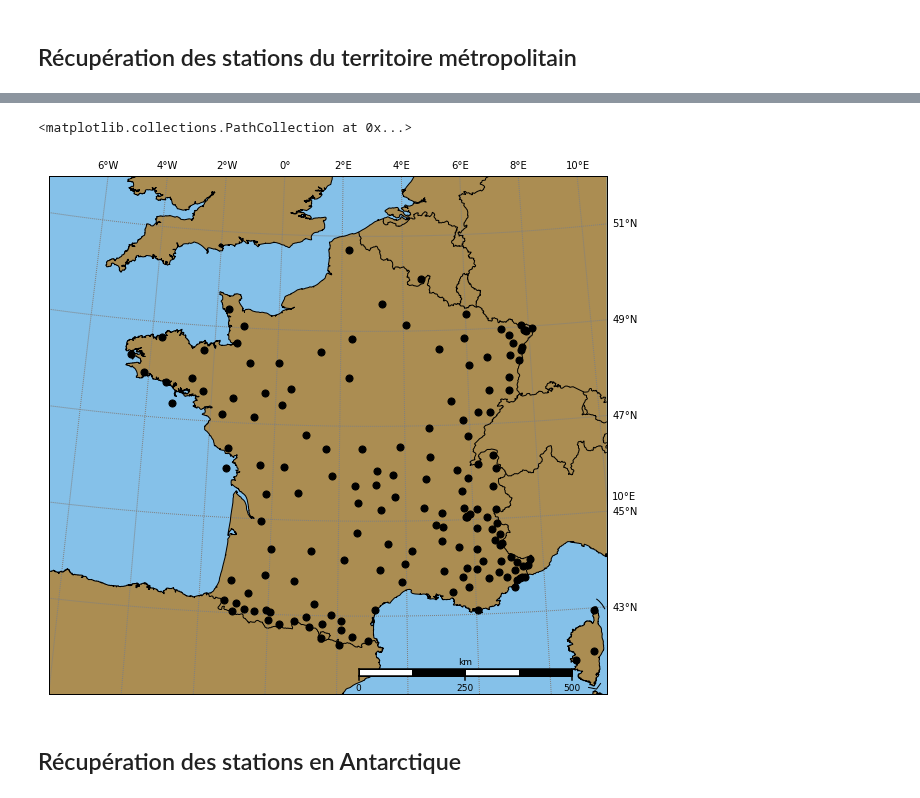
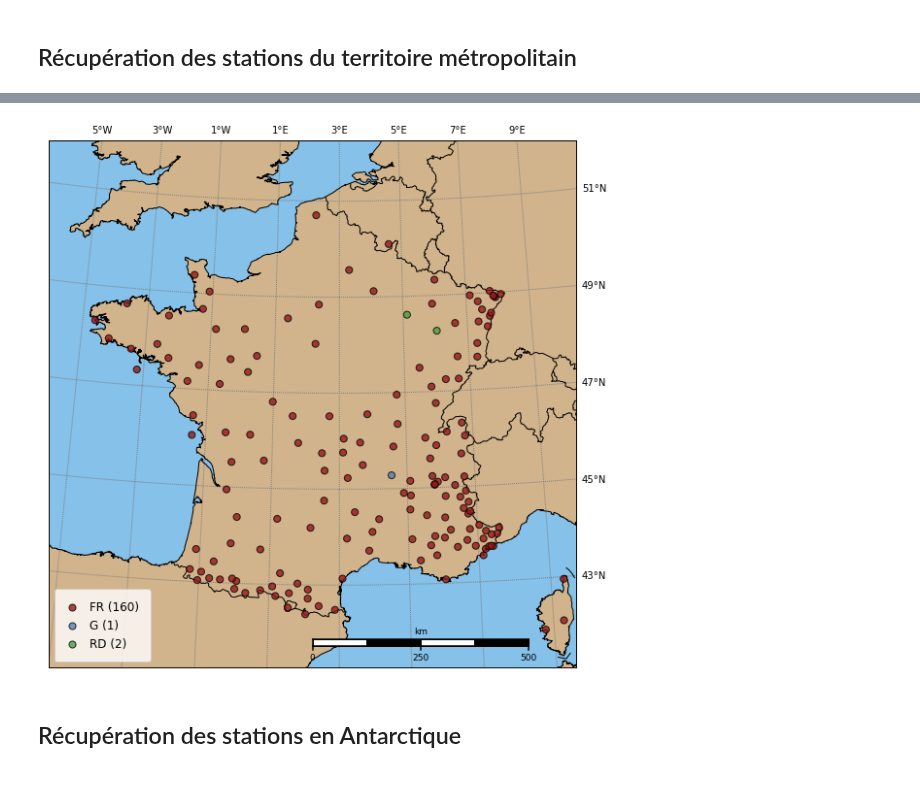
Before and after one commit to FlavienMattern/seismic-noise, a Jupyter notebook: get_stations.ipynb, the cells around one changed output, grey strips where cells are left out. Cells and saved outputs as stored; diff of their text form; code cells hidden in the pictures.

Commit message:
Amélioration des figures

```diff
--- a/get_stations.ipynb
+++ b/get_stations.ipynb
@@ -19,7 +19,7 @@ client = Client("RESIF")
 tStart = UTCDateTime("2020-02-15")
 tEnd = UTCDateTime("2021-06-30")
 load_stations = False
-st_file = "DATA/stations_fr.xml"
+st_file = "DATA/st_metadata/stations_fr.xml"
 # %%
 if load_stations:
     inventory = client.get_stations(network="FR,G,RD",
@@ -55,29 +55,75 @@ Inventory created at 2021-07-07T21:21:43.000000Z
 # %%
 # Récupération des informations
 lat = [ inventory.networks[j].stations[i].latitude for j in range(len(inventory.networks)) for i in range(len(inventory.networks[j].stations)) ]
 lon = [ inventory.networks[j].stations[i].longitude for j in range(len(inventory.networks)) for i in range(len(inventory.networks[j].stations)) ]
+
 code = inventory.get_contents()["channels"]
 code_unique = []
 for x in code:
-    # check if exists in unique_list or not
     if x not in code_unique:
         code_unique.append(x)
 code = code_unique
+network = [ code_name.split(".")[0] for code_name in code ]
+colors = list();
+for code_name in code:
+    network = code_name.split(".")[0]
+    if network=="FR": colors.append("#991818")
+    if network=="G" : colors.append("#537FB4")
+    if network=="RD": colors.append("#499E42")
+
 
 # Mise en graphique
 plt.figure(figsize=(10,10))
-m = create_map(latmin=41, latmax=52,
-           lonmin=-6, lonmax=11,
-           resol="h",
-           style=None,
-           bar_width = 500,
-           bar_pos=4)
+latmin = 41
+latmax = 52
+lonmin = -5
+lonmax = 11
+resol = "h"
+bar_width = 500
+bar_pos = 4
+
+# Définition du type de carte
+m = Basemap(llcrnrlon=lonmin,llcrnrlat=latmin,urcrnrlon=lonmax,urcrnrlat=latmax,\
+            width=12000000,height=9000000,\
+            rsphere=(6378137.00,6356752.3142), epsg=5520,\
+            resolution=resol,area_thresh=1000.,projection='cyl',\
+            lat_1=latmin,lat_2=lonmin,lat_0=latmax,lon_0=lonmax)
+
+m.drawcountries(linewidth=1, zorder=10)
+m.drawcoastlines(linewidth=1, zorder=10)
+parallels = np.arange(latmin, latmax,2.)
+meridians = np.arange(lonmin, lonmax,2.)
+m.drawparallels(parallels,labels=[False,True,True,False], color="gray", zorder=1, linewidth=1)
+m.drawmeridians(meridians,labels=[False,True,True,False], color="gray", zorder=1, linewidth=1)
+m.drawmapboundary(fill_color='#85C1E9')
+m.fillcontinents(color='tan',lake_color='lightblue')
+
+# Positionnement dans les coins
+if   bar_pos==1: a, b, c = -0.35, +1, 95
+elif bar_pos==2: a, b, c =   0.5, -1, 95
+elif bar_pos==3: a, b, c = -0.35, +1, 8
+else           : a, b, c =  0.36, -1, 7
+
+lat_pos = np.linspace(latmin, latmax, 100)[c]
+lon_pos = a*abs(lonmax-lonmin) + b*bar_width/111.0/2.0 + 4.2e-2*lat_pos
+m.drawmapscale(lon_pos, lat_pos, lon_pos, lat_pos, bar_width, barstyle='fancy', zorder=100, yoffset=1500*abs(latmax-latmin))
 
 lon, lat  = m(lon, lat)
-m.scatter(lon, lat, s=50, marker="o", zorder=20, color="black")
+m.scatter(lon, lat, s=50, marker="o", zorder=20, edgecolors='black', color=colors, alpha=0.8)
+
+# Affichage de la légende
+l1 = plt.scatter([],[], s=50, edgecolors='black', alpha=0.8, color="#991818")
+l2 = plt.scatter([],[], s=50, edgecolors='black', alpha=0.8, color="#537FB4")
+l3 = plt.scatter([],[], s=50, edgecolors='black', alpha=0.8, color="#499E42")
+
+labels = ["FR ({})".format(len(inventory.networks[0])),
+          "G ({})".format(len(inventory.networks[1])),
+          "RD ({})".format(len(inventory.networks[2]))]
+
+leg = plt.legend([l1, l2, l3], labels, ncol=1, frameon=True, fontsize=12,
+                 handlelength=1, loc=3, borderpad = 1, handletextpad=1,scatterpoints = 1)
 # %% [output]
-<matplotlib.collections.PathCollection at 0x...>
-[figure, old version]
+[figure, new version]
 # %% [markdown]
 ## Récupération des stations en Antarctique
 # %%
```
Also changed, not shown: parts of 5 cells of this notebook.
